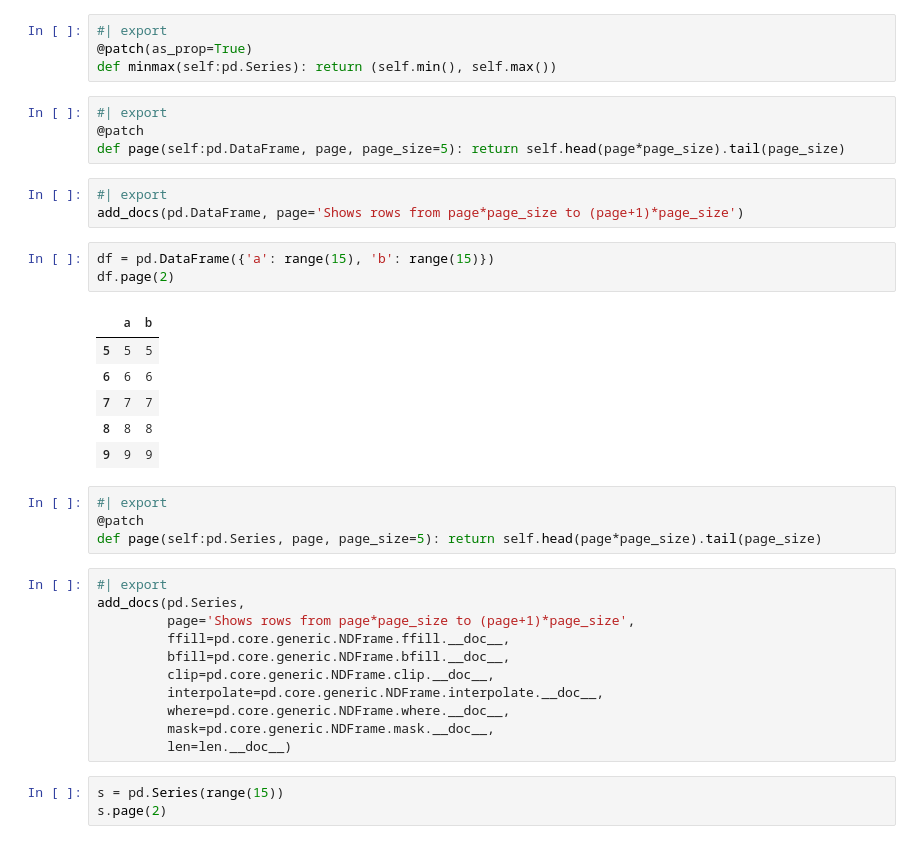
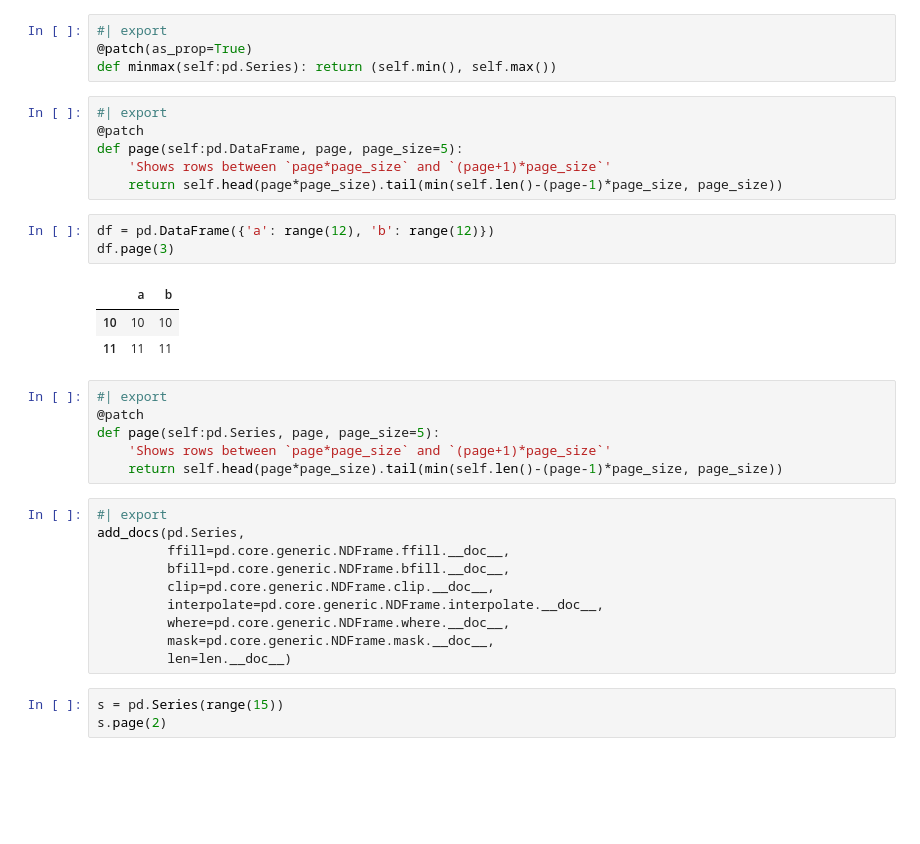
Before and after one commit to asappinc/pdpatch, a Jupyter notebook: 00_core.ipynb, the cells around one changed output. Saved outputs shown, nothing was run; the diff lists cells and outputs as text; blank space fills up the shorter version.

```diff
--- a/00_core.ipynb
+++ b/00_core.ipynb
@@ -155,28 +155,25 @@ def minmax(self:pd.Series): return (self.min(), self.max())
 # %%
 #| export
 @patch
-def page(self:pd.DataFrame, page, page_size=5): return self.head(page*page_size).tail(page_size)
+def page(self:pd.DataFrame, page, page_size=5):
+    'Shows rows between `page*page_size` and `(page+1)*page_size`'
+    return self.head(page*page_size).tail(min(self.len()-(page-1)*page_size, page_size))
+# %%
+df = pd.DataFrame({'a': range(12), 'b': range(12)})
+df.page(3)
+# %% [output]
+|  | a | b |
+| 10 | 10 | 10 |
+| 11 | 11 | 11 |
 # %%
 #| export
-add_docs(pd.DataFrame, page='Shows rows from page*page_size to (page+1)*page_size')
+@patch
+def page(self:pd.Series, page, page_size=5):
+    'Shows rows between `page*page_size` and `(page+1)*page_size`'
+    return self.head(page*page_size).tail(min(self.len()-(page-1)*page_size, page_size))
-# %%
-df = pd.DataFrame({'a': range(15), 'b': range(15)})
-df.page(2)
-# %% [output]
-|  | a | b |
-| 5 | 5 | 5 |
-| 6 | 6 | 6 |
-| 7 | 7 | 7 |
-| 8 | 8 | 8 |
-| 9 | 9 | 9 |
-# %%
-#| export
-@patch
-def page(self:pd.Series, page, page_size=5): return self.head(page*page_size).tail(page_size)
 # %%
 #| export
 add_docs(pd.Series,
-         page='Shows rows from page*page_size to (page+1)*page_size',
          ffill=pd.core.generic.NDFrame.ffill.__doc__,
          bfill=pd.core.generic.NDFrame.bfill.__doc__,
          clip=pd.core.generic.NDFrame.clip.__doc__,
```
Also changed, not shown: parts of 19 cells of this notebook, 12 other files.
